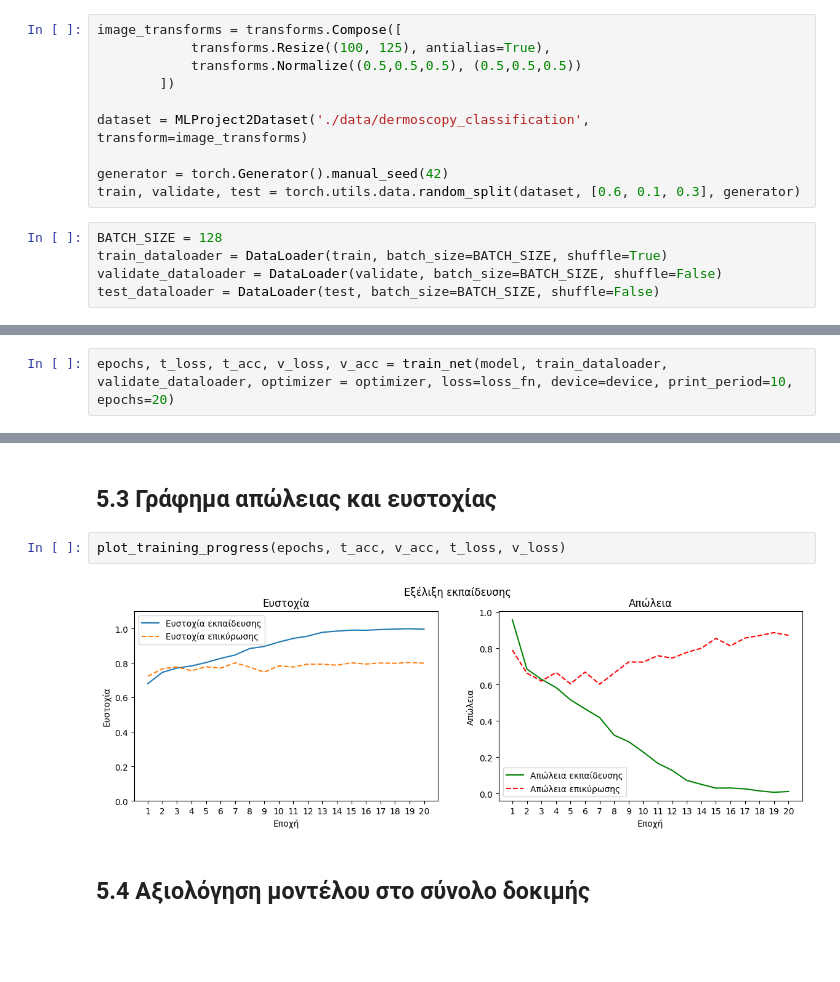
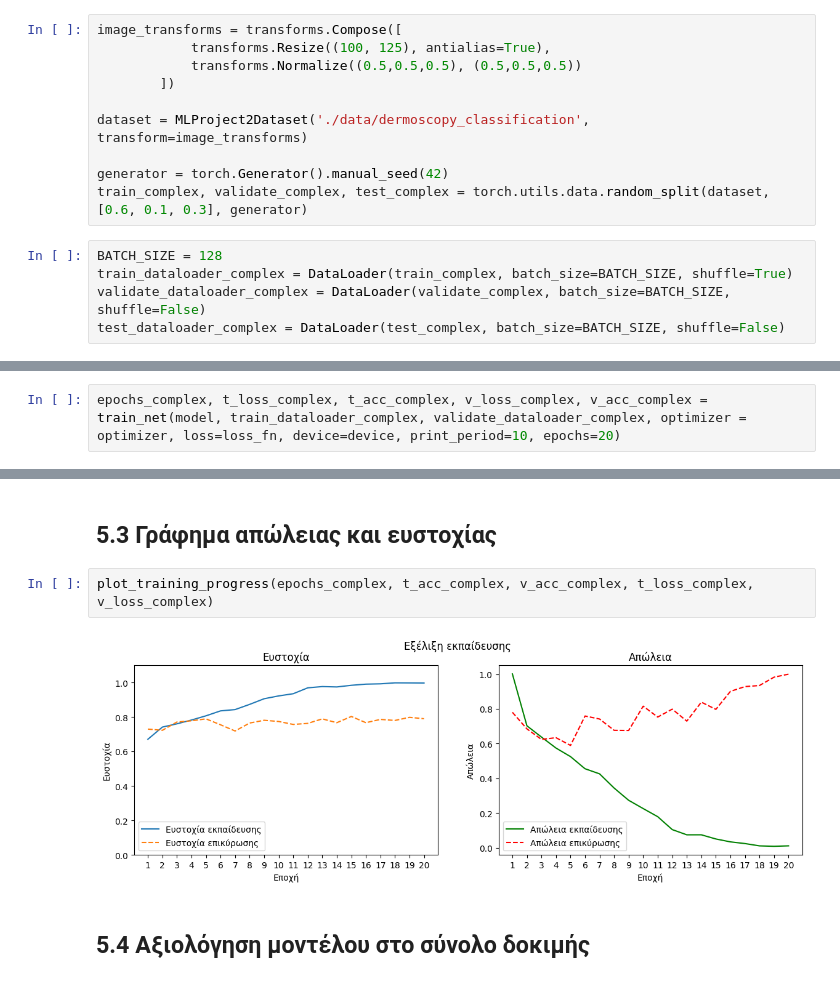
Before and after one commit to michaelkinnas/HUA-DIT-Machine-Learning, a Jupyter notebook: Excersise2/excersise2.ipynb, the cells around one changed output, grey strips where cells are left out. Drawn from its saved outputs; the diff is of its cells as text; blank space fills up the shorter version.

```diff
--- a/Excersise2/excersise2.ipynb
+++ b/Excersise2/excersise2.ipynb
@@ -112,12 +114,12 @@ image_transforms = transforms.Compose([
 dataset = MLProject2Dataset('./data/dermoscopy_classification', transform=image_transforms)
 
 generator = torch.Generator().manual_seed(42)
-train, validate, test = torch.utils.data.random_split(dataset, [0.6, 0.1, 0.3], generator)
+train_complex, validate_complex, test_complex = torch.utils.data.random_split(dataset, [0.6, 0.1, 0.3], generator)
 # %%
 BATCH_SIZE = 128
-train_dataloader = DataLoader(train, batch_size=BATCH_SIZE, shuffle=True)
-validate_dataloader = DataLoader(validate, batch_size=BATCH_SIZE, shuffle=False)
-test_dataloader = DataLoader(test, batch_size=BATCH_SIZE, shuffle=False)
+train_dataloader_complex = DataLoader(train_complex, batch_size=BATCH_SIZE, shuffle=True)
+validate_dataloader_complex = DataLoader(validate_complex, batch_size=BATCH_SIZE, shuffle=False)
+test_dataloader_complex = DataLoader(test_complex, batch_size=BATCH_SIZE, shuffle=False)
 # %%
 model = ComplexCNN().to(device)
 loss_fn = nn.CrossEntropyLoss().to(device)
@@ -125,5 +127,5 @@ optimizer = optim.Adam(model.parameters(), lr=0.001)
 # %% [markdown]
 ## 5.2 Εκπαίδευση
 # %%
-epochs, t_loss, t_acc, v_loss, v_acc = train_net(model, train_dataloader, validate_dataloader, optimizer = optimizer, loss=loss_fn, device=device, print_period=10, epochs=20)
+epochs_complex, t_loss_complex, t_acc_complex, v_loss_complex, v_acc_complex = train_net(model, train_dataloader_complex, validate_dataloader_complex, optimizer = optimizer, loss=loss_fn, device=device, print_period=10, epochs=20)
 # %% [output]
@@ -148,9 +150,9 @@ Training on cpu
 # %% [markdown]
 ## 5.3 Γράφημα απώλειας και ευστοχίας
-# %%
-plot_training_progress(epochs, t_acc, v_acc, t_loss, v_loss)
-# %% [output]
-[figure, removed]
+# %%
+plot_training_progress(epochs_complex, t_acc_complex, v_acc_complex, t_loss_complex, v_loss_complex)
+# %% [output]
+[figure, added]
 # %% [markdown]
 ## 5.4 Αξιολόγηση μοντέλου στο σύνολο δοκιμής
 # %%
```
Also changed, not shown: parts of 33 cells of this notebook, 1 other file.
